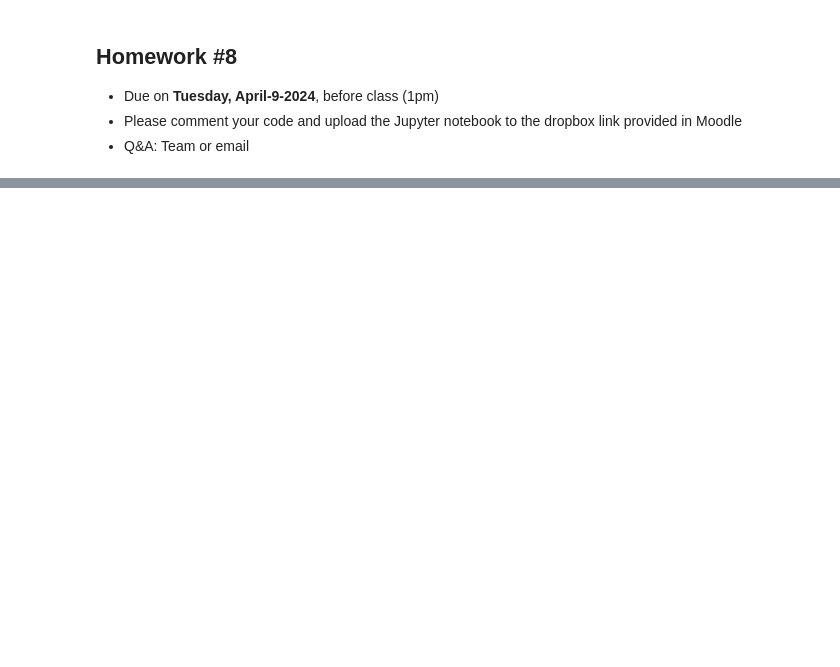
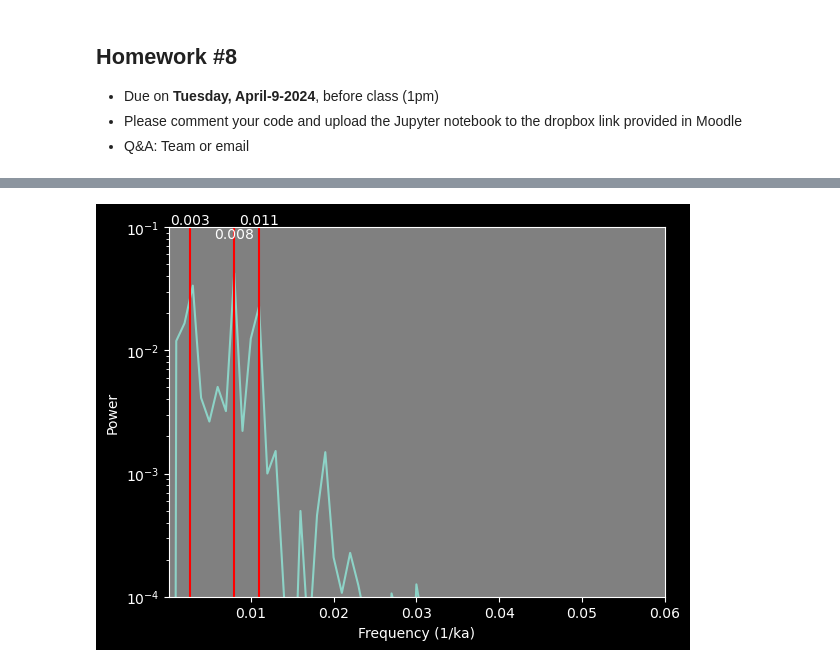
Before and after one commit to JerrySiRi/NJUAI_Learning_partial, a Jupyter notebook: HKU_exchange/Data_analysis_and_modeling_EASC2410/Assignment/HW8/HW_8.ipynb, the cells around one changed output, grey strips where cells are left out. Drawn from its saved outputs; the diff is of its cells as text; code cells hidden in the pictures; blank space fills up the shorter version.

```diff
--- a/HKU_exchange/Data_analysis_and_modeling_EASC2410/Assignment/HW8/HW_8.ipynb
+++ b/HKU_exchange/Data_analysis_and_modeling_EASC2410/Assignment/HW8/HW_8.ipynb
@@ -27,3 +27,84 @@ Let's consider only the last million years for the following analysis on the pac
 - in the periodogram of d18O you've generated, label the frequency modes in Eccentricity, Obliquity and Precession you've found in the insulation data using **verticle lines**. You need to adjust your figure scale and axis limit etc. in order to highlight the frequency components that are physically meaningful
 - label your figure with a title and a legend
 - conclude you findings (this is 10% of the total grade).
+# %%
+import pandas as pd
+import numpy as np
+import copy
+from scipy import signal
+import matplotlib.pyplot as plt
+
+
+# -- task 1 --
+print("-- task 1 --")
+ice_age = pd.read_csv('./INSOLN.LA2004.BTL.100.csv')
+ice_age =ice_age[ice_age['Age (ka)']<1000]
+
+# 表述1：the characteristic frequencies for the three parameters
+# 表述2：the leading periodicities (modes)
+# 二者含义等价，也就是magnitude**2最大的 = magnitude最大的 = 原始公式中最突出的
+"""
+-- 在频谱分析中，leading periodicities（主导周期性）指的是在频谱图中显示出最明显或最显著的周期性成分。
+它们是频谱图中最高的峰值或最强的频率分量。
+这些主导周期性代表了数据中最重要或最显著的周期性模式。
+-- 即使周围的频率分量不强，如果某个频率分量在频谱图中表现得相对较强，它仍然可以被认为是一个主导周期性。
+主导周期性并不一定意味着它是最强的频率分量，而是指在给定数据中显著且重要的周期性成分。
+因此，如果某个频率分量在频谱图中相对较强，而周围的其他频率分量相对较弱，那么它仍然可以被认为是一个主导周期性。
+"""
+
+def plot_line(t,top=True,height=0.1):
+    plt.axvline(x=1/t,color='red')  # use a vertical line
+    if top :
+        plt.text(1/t,height,"{0:.3f}".format(float(1/t)),ha='center',va='bottom')
+    elif not top:
+        plt.text(1/t,height,"{0:.3f}".format(float(1/t)),ha='center',va='top')
+
+def leading_periodicities(pattern="Eccentricity"):
+    # make an array out of the desired data series
+    ecce = np.array(ice_age[pattern])
+    time = np.array(ice_age['Age (ka)'])
+    fs = 1/(time[1]-time[0])
+    """
+    【other feasible method to obtain frequency
+    T_cadence = ice_age['Age (ka)'].iloc[1]-ice_age['Age (ka)'].iloc[0]
+    F_frequency = 1/T_cadence
+    """
+    # and calculate the frequencies
+    freqs, power = signal.periodogram(ecce, fs)
+
+    # plot on a linear x, log y plot (using semilogy( ))
+    plt.rcParams['axes.facecolor'] = 'gray'
+    plt.semilogy(freqs, power)
+    #zipped_two = list(zip(freqs, power))
+    #zipped_two.sort(key=lambda x:x[1], reverse=True)
+    #peak_fre = [item[0] for item in zipped_two[:3]]
+
+    limitation = {"Eccentricity":(.0001,.1),"Obliquity":(1e-6,.1),"Precession":(1e-2,1e3)}
+
+    plt.ylim(limitation[pattern][0],limitation[pattern][1]) # truncate the Y axis
+    plt.xlim(.0001,.06) # truncate the X axis
+
+
+    plt.xlabel('Frequency (1/ka)') # label the axes
+    plt.ylabel('Power')
+    #for item in peak_fre:
+    if pattern == "Eccentricity":
+        t=91;plot_line(t,True)
+        t=125;plot_line(t,False)
+        t=380;plot_line(t,True)
+    elif pattern == "Obliquity":
+        t=55;plot_line(t,True)
+        t=42;plot_line(t,False)
+        t=29;plot_line(t,True)
+    else:
+        t=29;plot_line(t,True,1e3)
+        t=24;plot_line(t,False,1e3)
+        t=22;plot_line(t,True,1e3)
+        t=19;plot_line(t,False,1e3)
+        t=18;plot_line(t,True,1e3)
+    plt.show()
+
+leading_periodicities(pattern="Eccentricity")
+leading_periodicities(pattern="Obliquity")
+leading_periodicities(pattern="Precession")
+# %% [output]
@@ -29,0 +112 @@ Let's consider only the last million years for the following analysis on the pac
+[figure, added]
```
Also changed, not shown: parts of 4 cells of this notebook, 2 other files.
